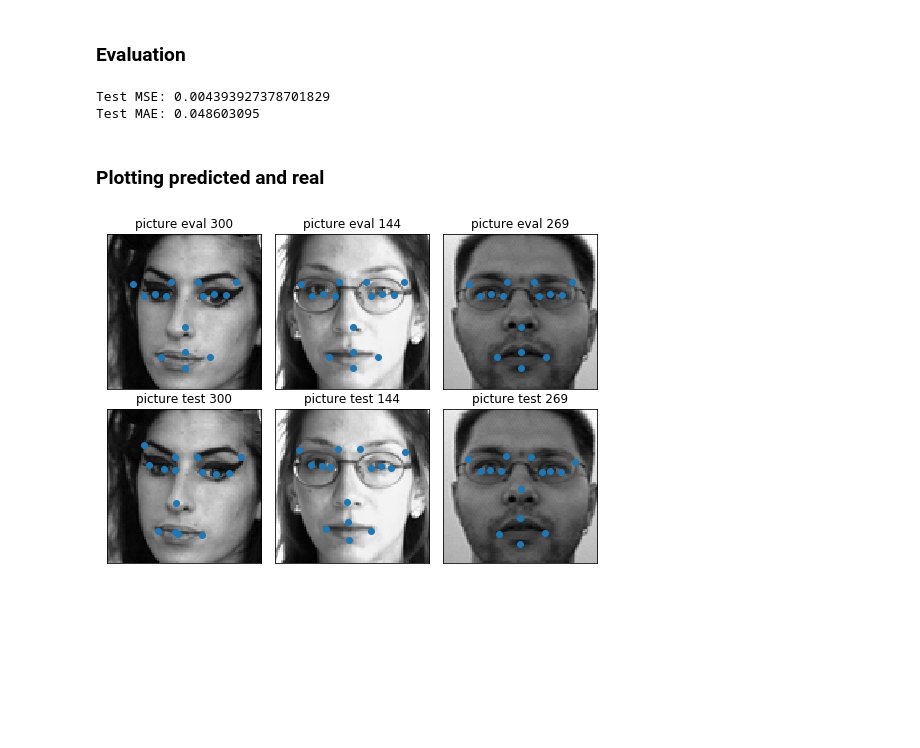
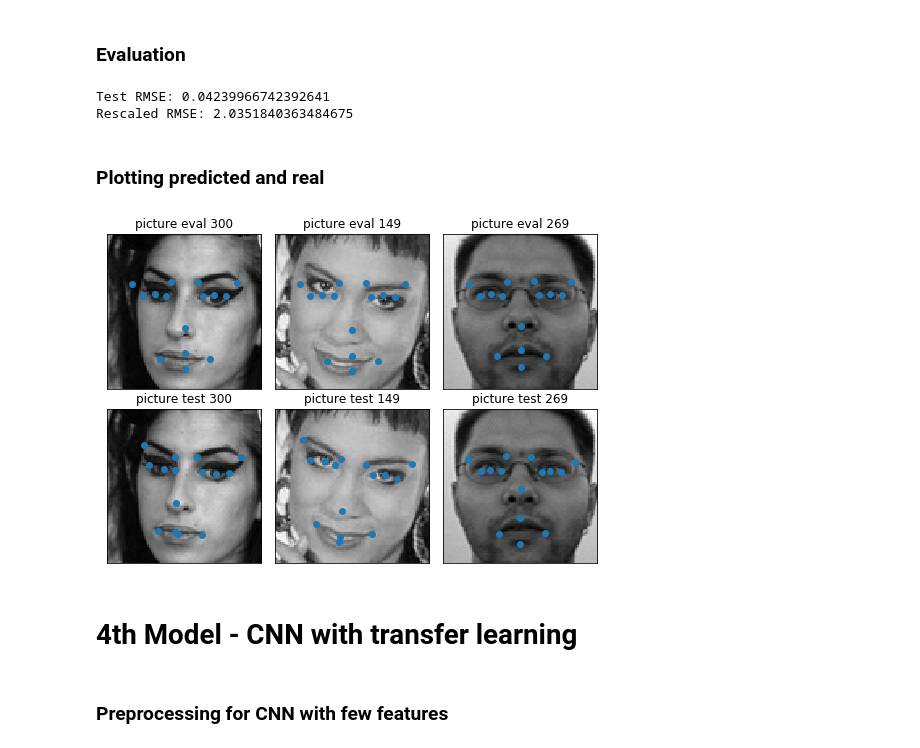
Before and after one commit to blawok/Facial_Keypoints, a Jupyter notebook: facial_keypoint_detection.ipynb, the cells around one changed output. Cells and saved outputs as stored; diff of their text form; code cells hidden in the pictures; blank space fills up the shorter version.

Commit message:
Preprocessing for transfer learning

```diff
--- a/facial_keypoint_detection.ipynb
+++ b/facial_keypoint_detection.ipynb
@@ -262,5 +320,5 @@ X_test = X_test.reshape(-1,96,96,1)
 # %%
-model = tf.keras.models.Sequential([
+model = Sequential([
   Conv2D(32, (3,3), padding='same', use_bias=False, input_shape=(96,96,1)),
   LeakyReLU(alpha = 0.1),
   BatchNormalization(),
@@ -325,12 +401,16 @@ model.summary()
-# %%
-model.compile(optimizer='Adam',
-              loss='mse',
-              metrics=['mae'])
+# %%
+sgd = SGD(lr=0.01,
+          momentum=0.9,
+          nesterov=True)
+
+model.compile(loss = root_mean_squared_error,
+              optimizer = sgd)
 # %%
 hist_cnn = model.fit(X_train,
                      y_train,
                      epochs=500,
                      batch_size=128,
                      validation_split=0.1,
-                     verbose = 0
+                     verbose = 1,
+                     callbacks=[callbacks]
                      )
@@ -373,11 +471,12 @@ plt.show()
 ### Evaluation
 # %%
 score = model.evaluate(X_test, y_test, verbose=0)
-print('Test MSE:', score[0])
-print('Test MAE:', score[1])
+print('Test RMSE:', score)
+# print('Test MAE:', score[1])
+print('Rescaled RMSE:', score*48)
 # %% [output]
-Test MSE: 0.004393927378701829
-Test MAE: 0.048603095
+Test RMSE: 0.04239966742392641
+Rescaled RMSE: 2.0351840363484675
 # %%
 y_eval = model.predict(X_test)
 # %% [markdown]
@@ -387,32 +486,32 @@ def plot_sample(X,y,axs):
     '''
     kaggle picture is 96 by 96
     y is rescaled to range between -1 and 1
     '''
 
     axs.imshow(X.reshape(96,96),cmap="gray")
     axs.scatter(48*y[0::2]+ 48,48*y[1::2]+ 48)
 
 fig = plt.figure(figsize=(7, 7))
 fig.subplots_adjust(hspace=0.13,wspace=0.0001,
                     left=0,right=1,bottom=0, top=1)
 Npicture = 9
 count = 1
-picture_id = [300,144,269]
+picture_id = [300,149,269]
 
 for ipic in picture_id:
     ax = fig.add_subplot(Npicture/3 , 3, count,xticks=[],yticks=[])
     plot_sample(X_test[ipic],y_eval[ipic],ax)
     ax.set_title("picture eval "+ str(ipic))
     count += 1
 
 
 for ipic in picture_id:
     ax = fig.add_subplot(Npicture/3 , 3, count,xticks=[],yticks=[])
     plot_sample(X_test[ipic],y_test[ipic],ax)
     ax.set_title("picture test "+ str(ipic))
     count += 1
 
 
 plt.show()
 # %% [output]
-[figure, old version]
+[figure, new version]
@@ -420,0 +520,2 @@ plt.show()
+# %% [markdown]
+# **4th Model - CNN with transfer learning**
@@ -420,0 +528,2 @@ plt.show()
+# %% [markdown]
+### Preprocessing for CNN with few features
```
Also changed, not shown: parts of 35 cells of this notebook.
